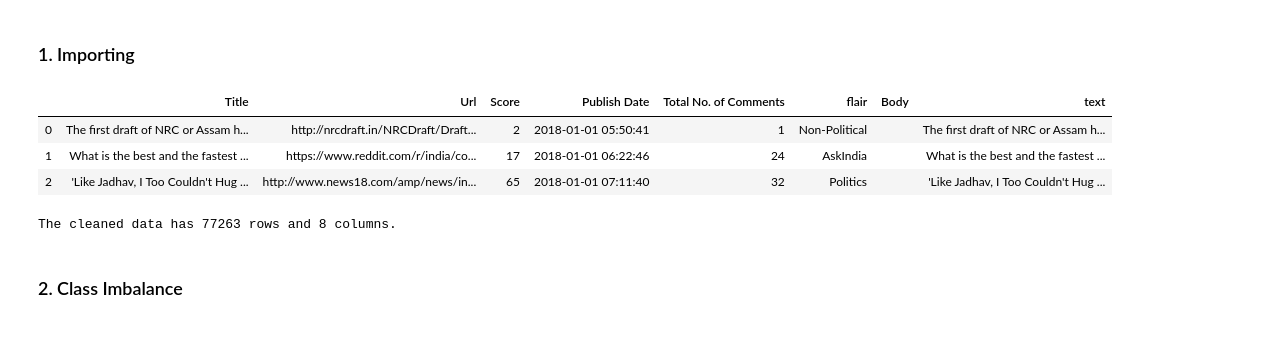
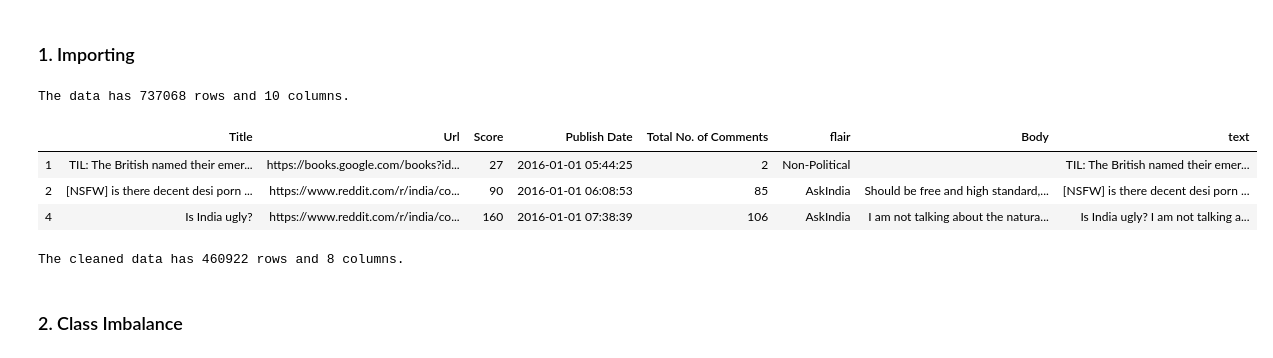
Before and after one commit to skhiearth/Reddit-Flair-Detection, a Jupyter notebook: Notebooks/EDA.ipynb, the cells around one changed output. Saved outputs shown, nothing was run; the diff lists cells and outputs as text; code cells hidden in the pictures.

```diff
--- a/Notebooks/EDA.ipynb
+++ b/Notebooks/EDA.ipynb
@@ -14,26 +14,29 @@ from wordcloud import WordCloud,STOPWORDS
 # %% [markdown]
 ### 1. Importing
 # %%
-rawData = pd.read_csv("/Users/skhiearth/Desktop/Reddit-Flair-Detection/RedditData/Data/RedditLarge3.csv")
+#rawData = pd.read_csv("/Users/skhiearth/Desktop/Reddit-Flair-Detection/RedditData/Data/RedditLarge3.csv")
+rawData = pd.read_csv("/Users/skhiearth/Desktop/Reddit-Flair-Detection/RedditData/Data/RedditLarge2016NoFilters.csv")
+print("The data has {} rows and {} columns.".format(rawData.shape[0], rawData.shape[1]))
 
 rawData = rawData[rawData['Flair'].notna()] # Dropping all submissions that don't have a tagged flair
 rawData["Body"].fillna("", inplace = True)
 rawData["Title"].fillna("", inplace = True)
 
 rawData["text"] = rawData["Title"] + " " + rawData["Body"]
 
 rawData.drop(['Post ID', 'Author', 'Permalink'], axis = 1, inplace=True)
 rawData.rename(columns = {'Flair':'flair'}, inplace = True)
 rawData.head(3)
 # %% [output]
+The data has 737068 rows and 10 columns.
 |  | Title | Url | Score | Publish Date | Total No. of Comments | flair | Body | text |
-| 0 | The first draft of NRC or Assam h... | http://nrcdraft.in/NRCDraft/Draft... | 2 | 2018-01-01 05:50:41 | 1 | Non-Political |  | The first draft of NRC or Assam h... |
-| 1 | What is the best and the fastest ... | https://www.reddit.com/r/india/co... | 17 | 2018-01-01 06:22:46 | 24 | AskIndia |  | What is the best and the fastest ... |
-| 2 | 'Like Jadhav, I Too Couldn't Hug ... | http://www.news18.com/amp/news/in... | 65 | 2018-01-01 07:11:40 | 32 | Politics |  | 'Like Jadhav, I Too Couldn't Hug ... |
+| 1 | TIL: The British named their emer... | https://books.google.com/books?id... | 27 | 2016-01-01 05:44:25 | 2 | Non-Political |  | TIL: The British named their emer... |
+| 2 | [NSFW] is there decent desi porn ... | https://www.reddit.com/r/india/co... | 90 | 2016-01-01 06:08:53 | 85 | AskIndia | Should be free and high standard,... | [NSFW] is there decent desi porn ... |
+| 4 | Is India ugly? | https://www.reddit.com/r/india/co... | 160 | 2016-01-01 07:38:39 | 106 | AskIndia | I am not talking about the natura... | Is India ugly? I am not talking a... |
 # %%
 print("The cleaned data has {} rows and {} columns.".format(rawData.shape[0], rawData.shape[1]))
 # %% [output]
-The cleaned data has 77263 rows and 8 columns.
+The cleaned data has 460922 rows and 8 columns.
 # %% [markdown]
 ### 2. Class Imbalance
 # %% [markdown]
```
Also changed, not shown: parts of 4 cells of this notebook, 9 other files.
